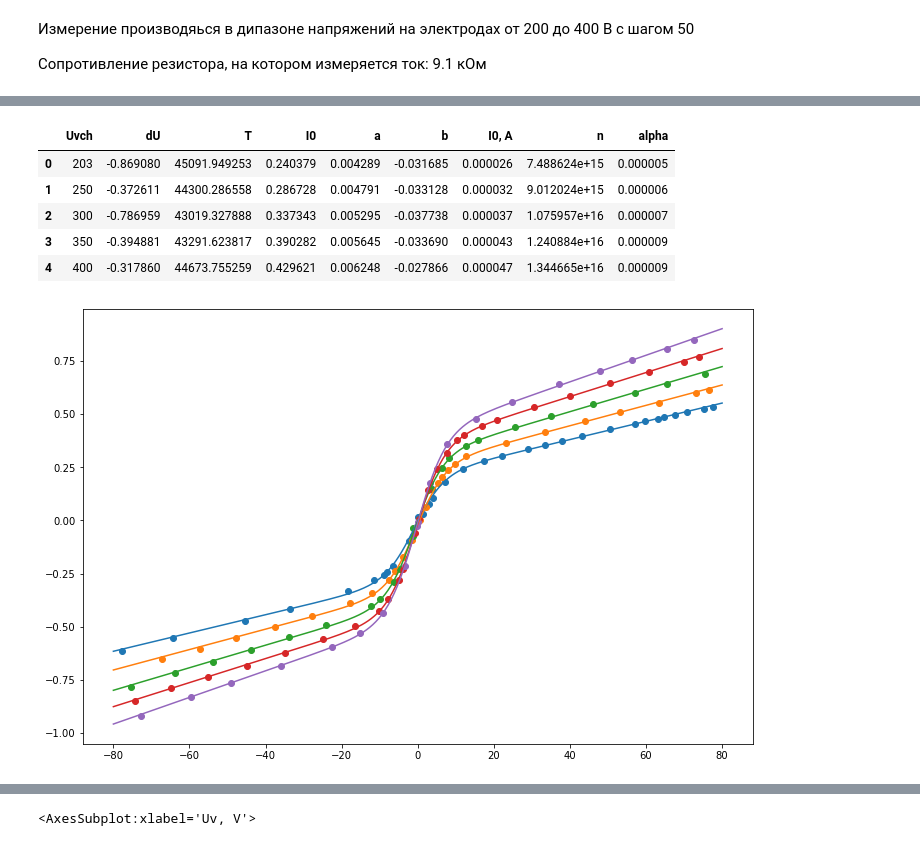
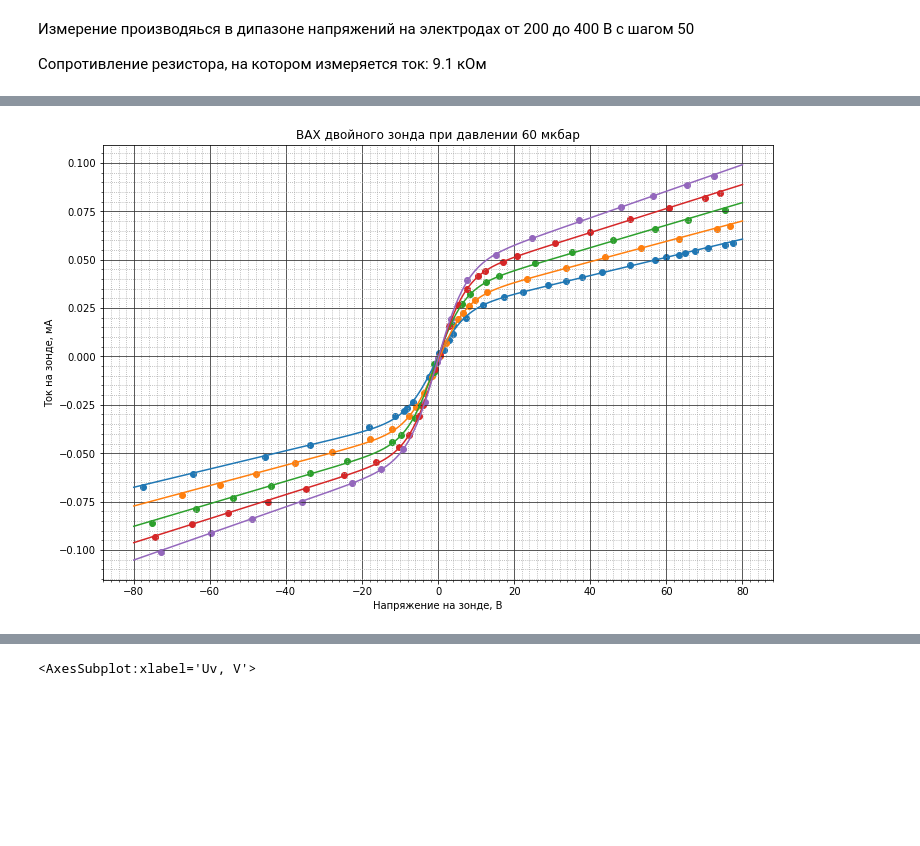
Before and after one commit to Redencon/Lapki, a Jupyter notebook: DZ.ipynb, the cells around one changed output, grey strips where cells are left out. Saved outputs shown, nothing was run; the diff lists cells and outputs as text; code cells hidden in the pictures; blank space fills up the shorter version.

Commit message:
DZ: added grids and stuff

```diff
--- a/DZ.ipynb
+++ b/DZ.ipynb
@@ -139,9 +139,11 @@ data = pd.DataFrame([
     {'Uv, V': +65.4, 'Ui, V': +.806, 'p, mkbar': 62.9, 'Uvch, V': 400},
     {'Uv, V': +72.5, 'Ui, V': +.848, 'p, mkbar': 62.9, 'Uvch, V': 400},
 ])
+data['Uv_real, V'] = data['Uv, V'] - data['Ui, V']
+data['I, mA'] = data['Ui, V'] / 9.1
 plt.figure(figsize=(12,8))
 ax = plt.axes()
-sns.scatterplot(data = data, x = 'Uv, V', y = 'Ui, V', ax=ax, hue='Uvch, V', palette='viridis')
+sns.scatterplot(data = data, x = 'Uv_real, V', y = 'I, mA', ax=ax, hue='Uvch, V', palette='viridis')
 
 from matplotlib.ticker import MultipleLocator
 plt.grid(which='major', color='#323232', linestyle='-')
@@ -158,35 +195,43 @@ from scipy.optimize import curve_fit
 # %%
 def f(U, dU, T, I0, a, b):
     return I0 * np.tanh(1.6e-19*(U - dU)/(2*1.38e-23*T)) + a*U + b
 
 Us = (203, 250, 300, 350, 400)
-columns = ('Uvch', 'dU', 'T', 'I0', 'a', 'b')
+columns = ('Uvch', 'dU', 'T', 'I0, mA', 'a', 'b')
 def hehehe(data, p0, func=f, cols = columns):
     plt.figure(figsize=(12, 8))
+    ax = plt.axes()
     popt = []
     pcov = []
     for Uvch in p0:
-        popti, pcovi = curve_fit(func, data[data['Uvch, V'] == Uvch]['Uv, V'], data[data['Uvch, V'] == Uvch]['Ui, V'], maxfev=5000**2, p0=p0[Uvch])
+        popti, pcovi = curve_fit(func, data[data['Uvch, V'] == Uvch]['Uv, V'], data[data['Uvch, V'] == Uvch]['I, mA'], maxfev=5000**2, p0=p0[Uvch])
         popt.append([Uvch] + list(popti))
         pcov.append([Uvch] + list(np.sqrt(pcovi.diagonal())))
         xs = np.linspace(-80, 80, 400)
         ys = func(xs, *popti)
-        plt.plot(xs, ys)
-        plt.scatter(data[data['Uvch, V'] == Uvch]['Uv, V'], data[data['Uvch, V'] == Uvch]['Ui, V'])
+        ax.plot(xs, ys)
+        ax.scatter(data[data['Uvch, V'] == Uvch]['Uv, V'], data[data['Uvch, V'] == Uvch]['I, mA'])
     popts = pd.DataFrame(popt, columns=cols)
     pcovs = pd.DataFrame(pcov, columns=cols)
-    return popts, pcovs
+    return popts, pcovs, ax
 
-popts, pcovs = hehehe(data, {Uvch: (0, 1e5, 0, 0, 0) for Uvch in Us})
-popts['I0, A'] = popts['I0'] / 9.1e3
-popts['n'] = 6.02e22 * popts['I0, A'] / np.sqrt(popts['T'])
+popts, pcovs, ax = hehehe(data, {Uvch: (0, 1e5, 0, 0, 0) for Uvch in Us})
+# popts['I0, A'] = popts['I0'] / 9.1e3
+popts['n'] = 6.02e22 * popts['I0, mA']*1e-3 / np.sqrt(popts['T'])
 popts['alpha'] = popts['n']/1.45e21
-popts
+popts['d_alpha'] = np.sqrt(0.5*(pcovs['T'] / popts['T'])**2 + (pcovs['I0, mA']/popts['I0, mA'])) * popts['alpha']
+
+ax.set_xlabel('Напряжение на зонде, В')
+ax.set_ylabel('Ток на зонде, мА')
+ax.set_title('ВАХ двойного зонда при давлении 60 мкбар')
+
+from matplotlib.ticker import MultipleLocator
+plt.grid(which='major', color='#323232', linestyle='-')
+plt.grid(which='minor', color='#a4a4a4', linestyle=':')
+mlx = MultipleLocator(2)
+ax.xaxis.set_minor_locator(mlx)
+mly = MultipleLocator(0.005)
+ax.yaxis.set_minor_locator(mly)
+# data.to_csv('DZ.csv')
 # %% [output]
-|  | Uvch | dU | T | I0 | a | b | I0, A | n | alpha |
-| 0 | 203 | -0.869080 | 45091.949253 | 0.240379 | 0.004289 | -0.031685 | 0.000026 | 7.488624e+15 | 0.000005 |
-| 1 | 250 | -0.372611 | 44300.286558 | 0.286728 | 0.004791 | -0.033128 | 0.000032 | 9.012024e+15 | 0.000006 |
-| 2 | 300 | -0.786959 | 43019.327888 | 0.337343 | 0.005295 | -0.037738 | 0.000037 | 1.075957e+16 | 0.000007 |
-| 3 | 350 | -0.394881 | 43291.623817 | 0.390282 | 0.005645 | -0.033690 | 0.000043 | 1.240884e+16 | 0.000009 |
-| 4 | 400 | -0.317860 | 44673.755259 | 0.429621 | 0.006248 | -0.027866 | 0.000047 | 1.344665e+16 | 0.000009 |
-[figure, old version]
+[figure, new version]
```
Also changed, not shown: parts of 10 cells of this notebook.
